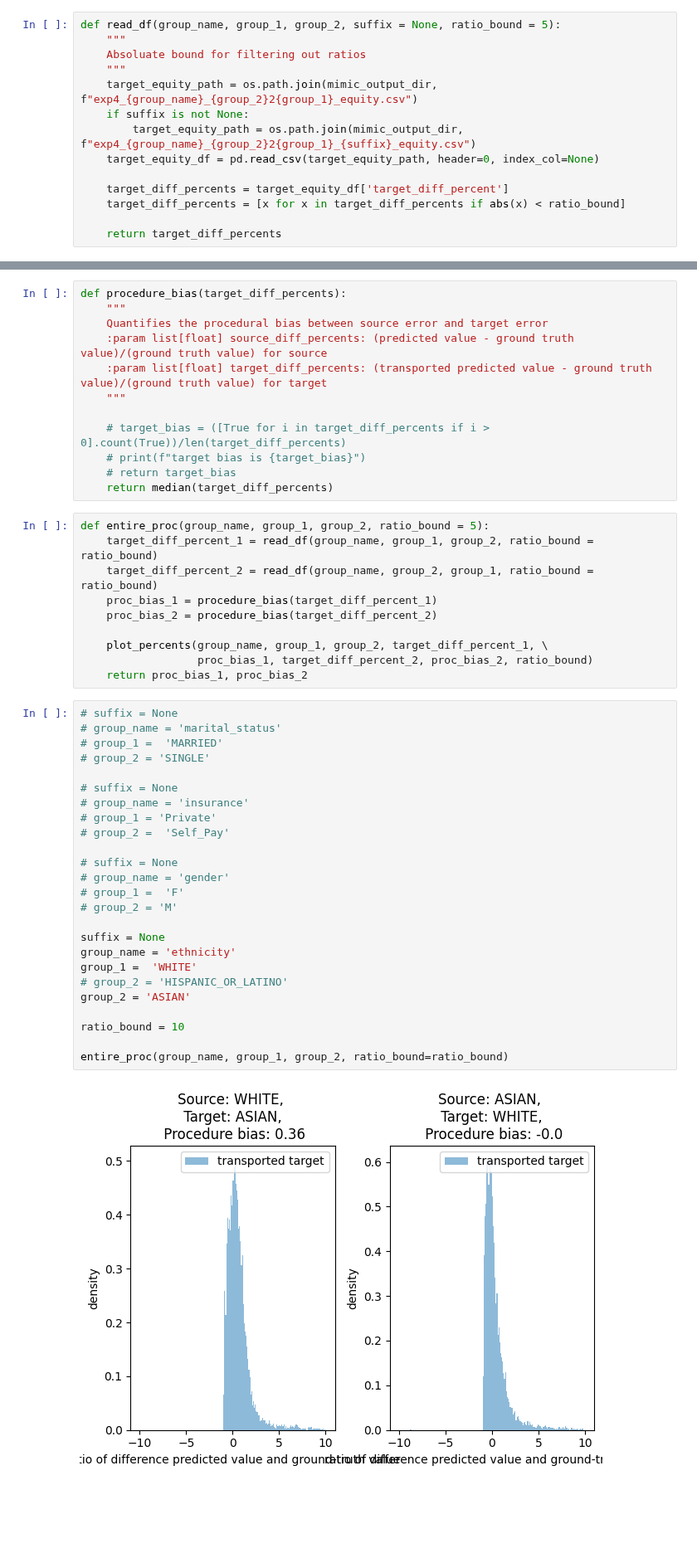
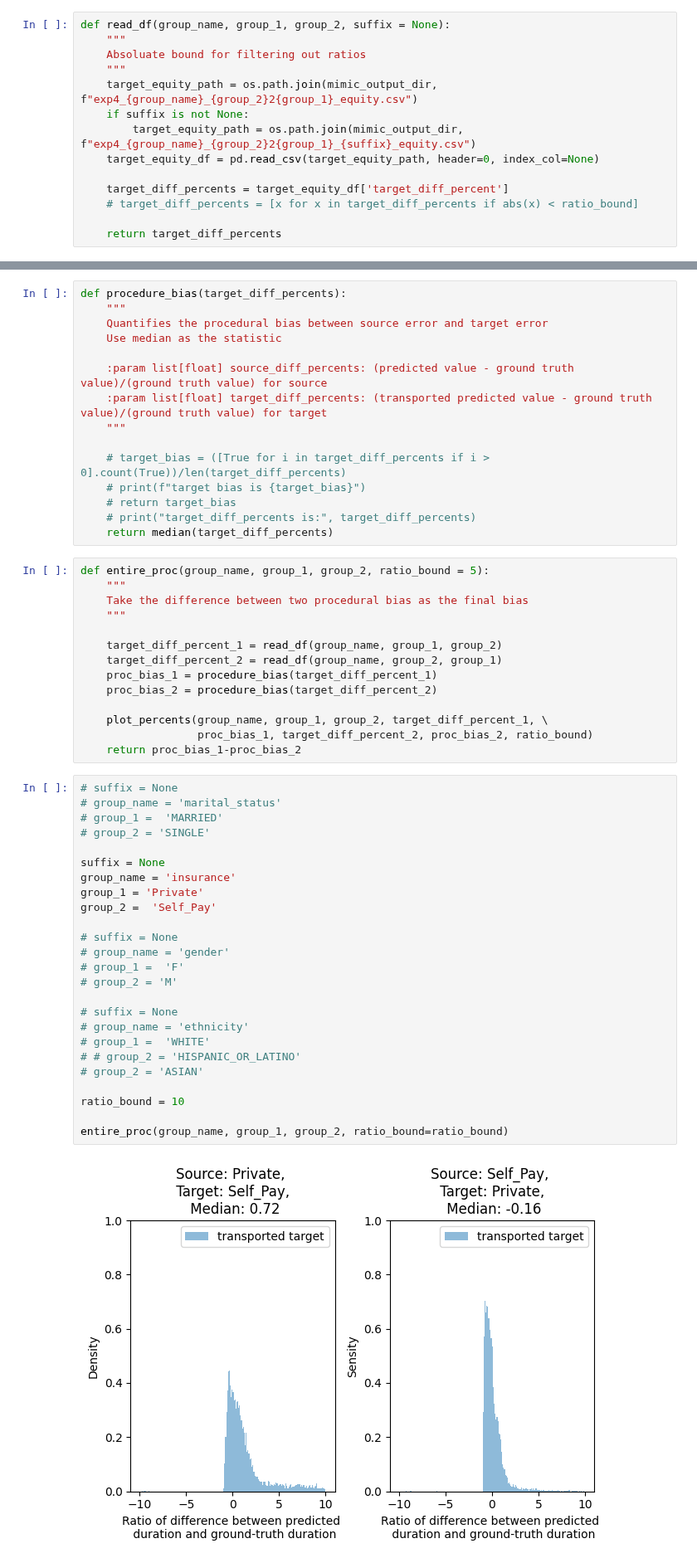
Before and after one commit to causalpathlab/EHR-OT, a Jupyter notebook: mimic_exp/admission/mimic_exp4_fairness.ipynb, the cells around one changed output, grey strips where cells are left out. Shown at 83% size. Drawn from its saved outputs; the diff is of its cells as text; blank space fills up the shorter version.

Commit message:
uploaded results for experiment 4 with target codes

```diff
--- a/mimic_exp/admission/mimic_exp4_fairness.ipynb
+++ b/mimic_exp/admission/mimic_exp4_fairness.ipynb
@@ -9,7 +9,7 @@ import os
 import pandas as pd
 from statistics import median
 # %%
-def read_df(group_name, group_1, group_2, suffix = None, ratio_bound = 5):
+def read_df(group_name, group_1, group_2, suffix = None):
     """
     Absoluate bound for filtering out ratios
     """
@@ -19,7 +19,7 @@ def read_df(group_name, group_1, group_2, suffix = None, ratio_bound = 5):
     target_equity_df = pd.read_csv(target_equity_path, header=0, index_col=None)
 
     target_diff_percents = target_equity_df['target_diff_percent']
-    target_diff_percents = [x for x in target_diff_percents if abs(x) < ratio_bound]
+    # target_diff_percents = [x for x in target_diff_percents if abs(x) < ratio_bound]
 
     return target_diff_percents
 # %%
@@ -55,6 +57,8 @@ def plot_percents(group_name, group_1, group_2, diff_percent_1, proc_bias_1, dif
 def procedure_bias(target_diff_percents):
     """
     Quantifies the procedural bias between source error and target error
+    Use median as the statistic
+
     :param list[float] source_diff_percents: (predicted value - ground truth value)/(ground truth value) for source
     :param list[float] target_diff_percents: (transported predicted value - ground truth value)/(ground truth value) for target
     """
@@ -62,41 +66,46 @@ def procedure_bias(target_diff_percents):
     # target_bias = ([True for i in target_diff_percents if i > 0].count(True))/len(target_diff_percents)
     # print(f"target bias is {target_bias}")
     # return target_bias
+    # print("target_diff_percents is:", target_diff_percents)
     return median(target_diff_percents)
 # %%
 def entire_proc(group_name, group_1, group_2, ratio_bound = 5):
-    target_diff_percent_1 = read_df(group_name, group_1, group_2, ratio_bound = ratio_bound)
-    target_diff_percent_2 = read_df(group_name, group_2, group_1, ratio_bound = ratio_bound)
+    """
+    Take the difference between two procedural bias as the final bias
+    """
+
+    target_diff_percent_1 = read_df(group_name, group_1, group_2)
+    target_diff_percent_2 = read_df(group_name, group_2, group_1)
     proc_bias_1 = procedure_bias(target_diff_percent_1)
     proc_bias_2 = procedure_bias(target_diff_percent_2)
 
     plot_percents(group_name, group_1, group_2, target_diff_percent_1, \
                   proc_bias_1, target_diff_percent_2, proc_bias_2, ratio_bound)
-    return proc_bias_1, proc_bias_2
+    return proc_bias_1-proc_bias_2
 # %%
 # suffix = None
 # group_name = 'marital_status'
 # group_1 =  'MARRIED'
 # group_2 = 'SINGLE'
 
-# suffix = None
-# group_name = 'insurance'
-# group_1 = 'Private'
-# group_2 =  'Self_Pay'
+suffix = None
+group_name = 'insurance'
+group_1 = 'Private'
+group_2 =  'Self_Pay'
 
 # suffix = None
 # group_name = 'gender'
 # group_1 =  'F'
 # group_2 = 'M'
 
-suffix = None
-group_name = 'ethnicity'
-group_1 =  'WHITE'
-# group_2 = 'HISPANIC_OR_LATINO'
-group_2 = 'ASIAN'
+# suffix = None
+# group_name = 'ethnicity'
+# group_1 =  'WHITE'
+# # group_2 = 'HISPANIC_OR_LATINO'
+# group_2 = 'ASIAN'
 
 ratio_bound = 10
 
 entire_proc(group_name, group_1, group_2, ratio_bound=ratio_bound)
 # %% [output]
-[figure, old version]
+[figure, new version]
```
Also changed, not shown: parts of 2 cells of this notebook, 18 other files.
